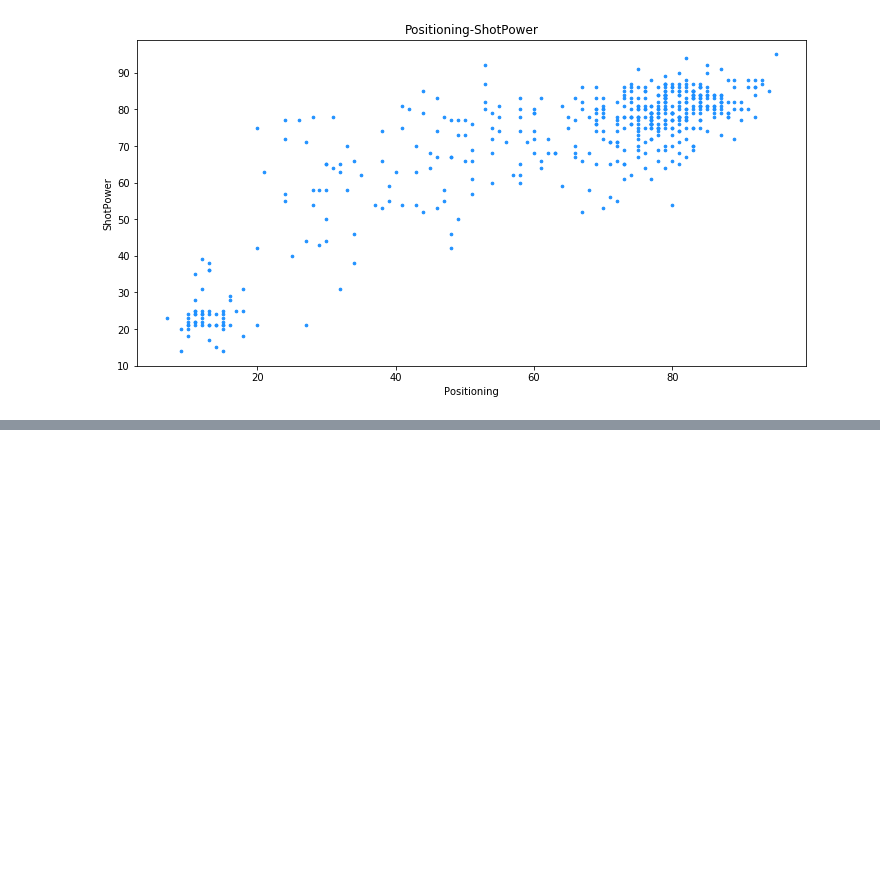
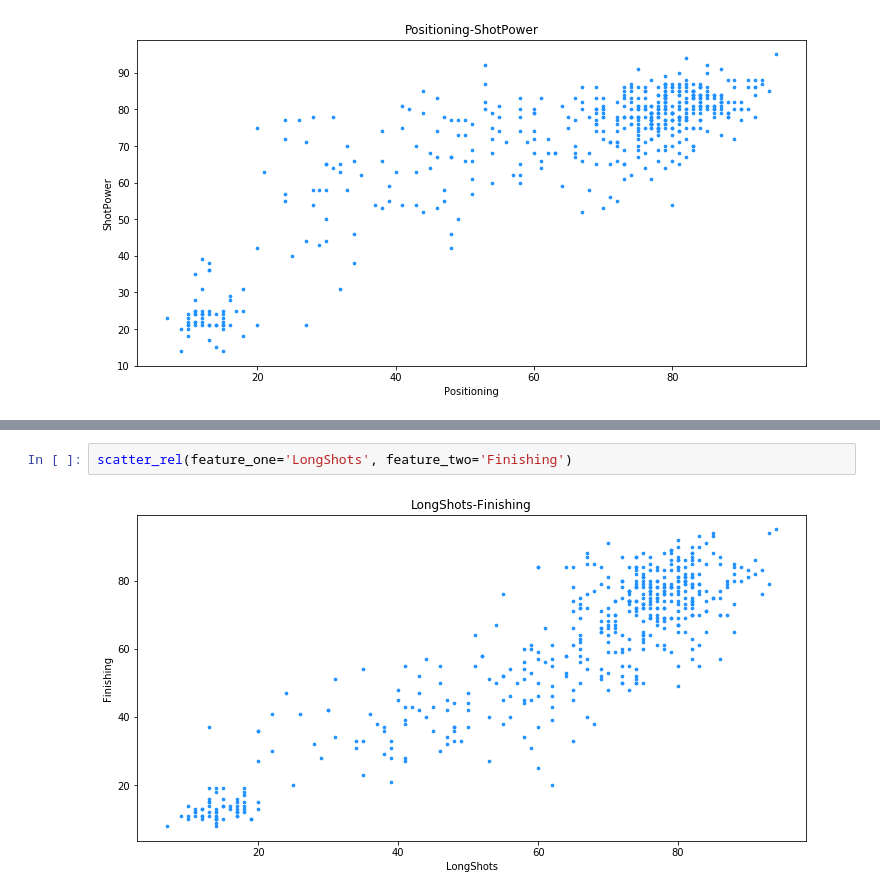
Before and after one commit to reyllama/toy_datascience, a Jupyter notebook: fifa19/EDA.ipynb, the cells around one changed output, grey strips where cells are left out. Drawn from its saved outputs; the diff is of its cells as text; blank space fills up the shorter version.

```diff
--- a/fifa19/EDA01.ipynb
+++ b/fifa19/EDA.ipynb
@@ -441,0 +422,4 @@ scatter_rel(feature_one='Positioning', feature_two='ShotPower')
+# %%
+scatter_rel(feature_one='LongShots', feature_two='Finishing')
+# %% [output]
+[figure, added]
```
Also changed, not shown: parts of 70 cells of this notebook.
